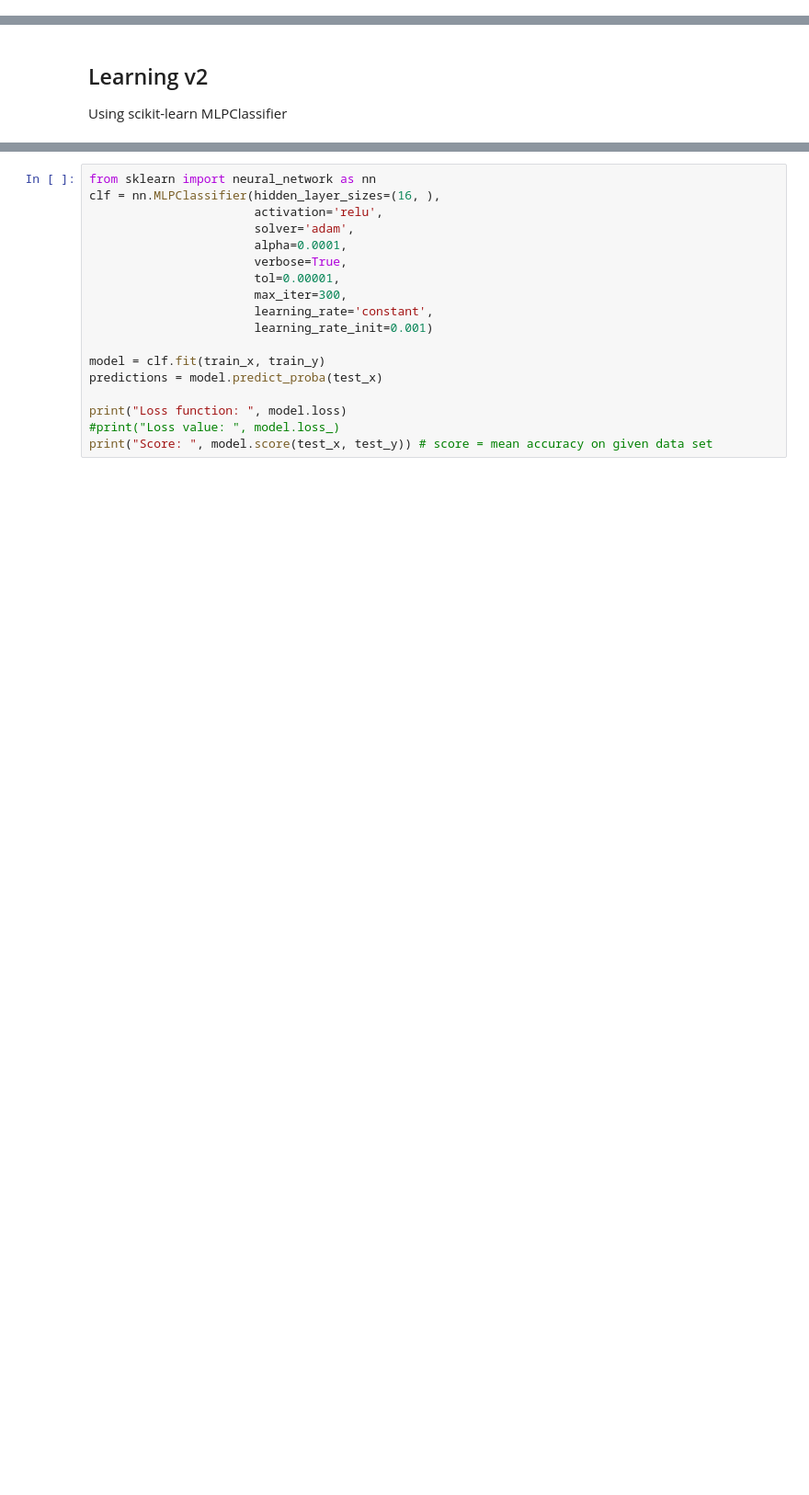
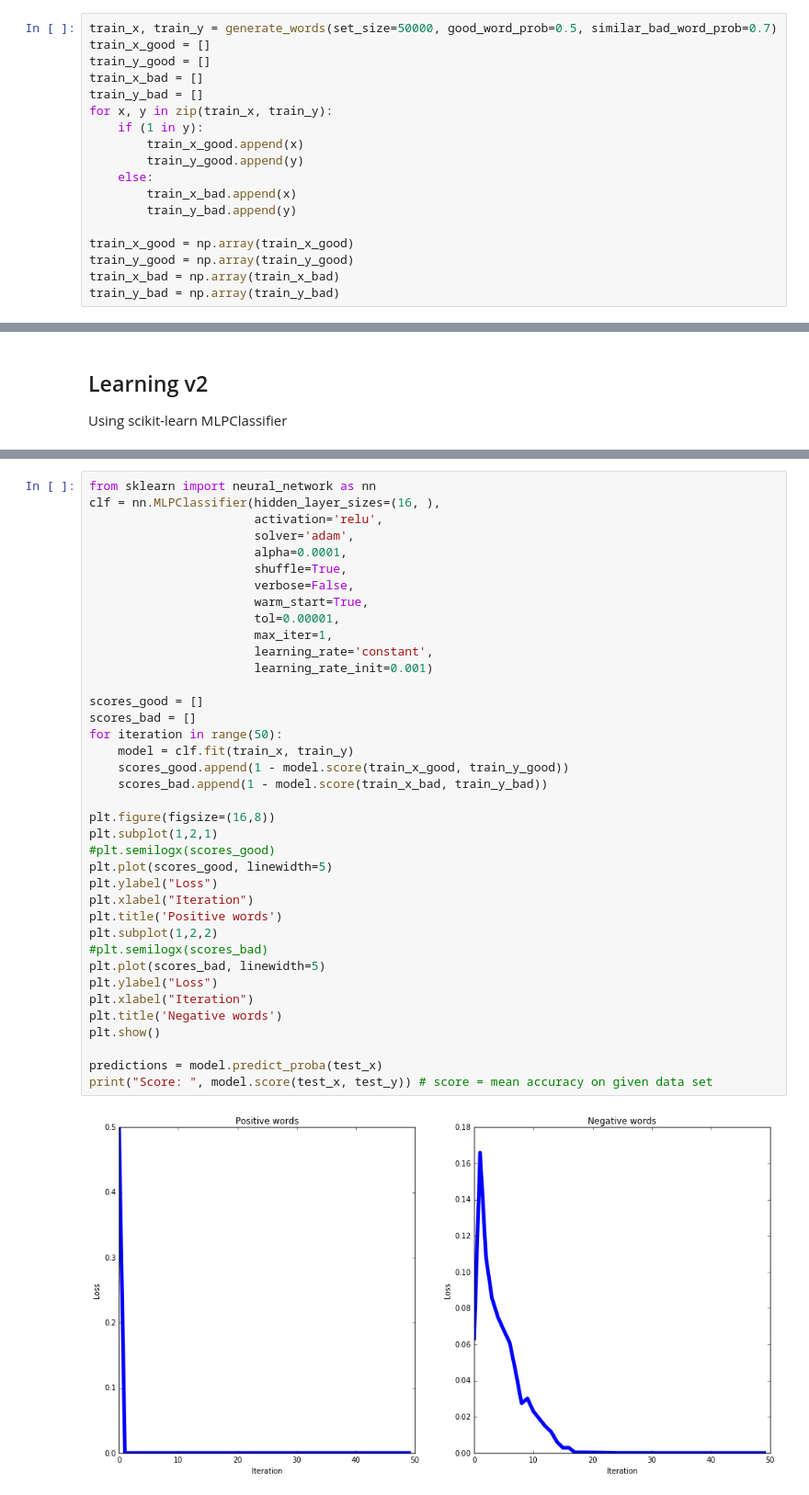
Before and after one commit to Honkl/MFF-NAIL060, a Jupyter notebook: 01/NN_IMPL_01.ipynb, the cells around one changed output, grey strips where cells are left out. Shown: that part at 92% size. Cells and saved outputs as stored; diff of their text form; blank space fills up the shorter version.

```diff
--- a/01/NN_IMPL_01.ipynb
+++ b/01/NN_IMPL_01.ipynb
@@ -177,3 +175,21 @@ train_x, train_y = generate_words(set_size=100000, good_word_prob=0.5, similar_b
+# %%
+train_x, train_y = generate_words(set_size=50000, good_word_prob=0.5, similar_bad_word_prob=0.7)
+train_x_good = []
+train_y_good = []
+train_x_bad = []
+train_y_bad = []
+for x, y in zip(train_x, train_y):
+    if (1 in y):
+        train_x_good.append(x)
+        train_y_good.append(y)
+    else:
+        train_x_bad.append(x)
+        train_y_bad.append(y)
+
+train_x_good = np.array(train_x_good)
+train_y_good = np.array(train_y_good)
+train_x_bad = np.array(train_x_bad)
+train_y_bad = np.array(train_y_bad)
 # %%
 f = "data.txt"
 with open (f, "r") as file:
@@ -257,19 +295,40 @@ Using scikit-learn MLPClassifier
 # %%
 from sklearn import neural_network as nn
 clf = nn.MLPClassifier(hidden_layer_sizes=(16, ),
                        activation='relu',
                        solver='adam',
                        alpha=0.0001,
-                       verbose=True,
+                       shuffle=True,
+                       verbose=False,
+                       warm_start=True,
                        tol=0.00001,
-                       max_iter=300,
+                       max_iter=1,
                        learning_rate='constant',
                        learning_rate_init=0.001)
 
-model = clf.fit(train_x, train_y)
+scores_good = []
+scores_bad = []
+for iteration in range(50):
+    model = clf.fit(train_x, train_y)
+    scores_good.append(1 - model.score(train_x_good, train_y_good))
+    scores_bad.append(1 - model.score(train_x_bad, train_y_bad))
+
+plt.figure(figsize=(16,8))
+plt.subplot(1,2,1)
+#plt.semilogx(scores_good)
+plt.plot(scores_good, linewidth=5)
+plt.ylabel("Loss")
+plt.xlabel("Iteration")
+plt.title('Positive words')
+plt.subplot(1,2,2)
+#plt.semilogx(scores_bad)
+plt.plot(scores_bad, linewidth=5)
+plt.ylabel("Loss")
+plt.xlabel("Iteration")
+plt.title('Negative words')
+plt.show()
+
 predictions = model.predict_proba(test_x)
-
-print("Loss function: ", model.loss)
-#print("Loss value: ", model.loss_)
 print("Score: ", model.score(test_x, test_y)) # score = mean accuracy on given data set
 # %% [output]
+[figure, added]
```
Also changed, not shown: parts of 11 cells of this notebook.
